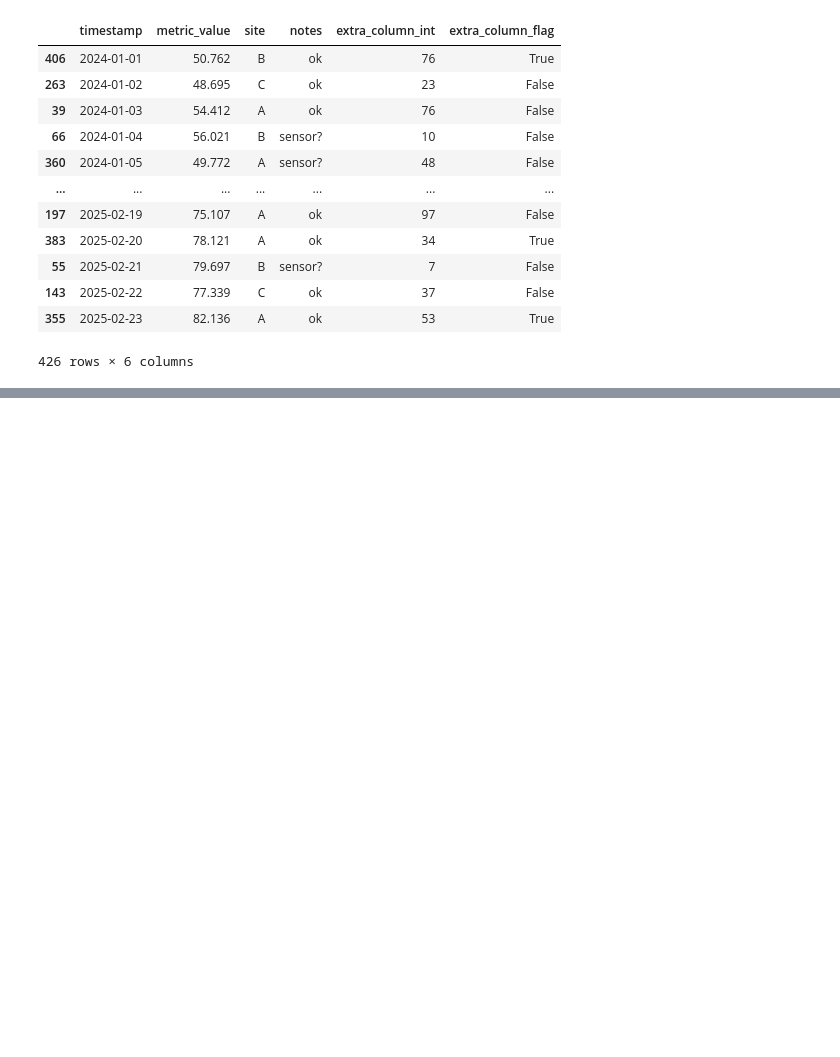
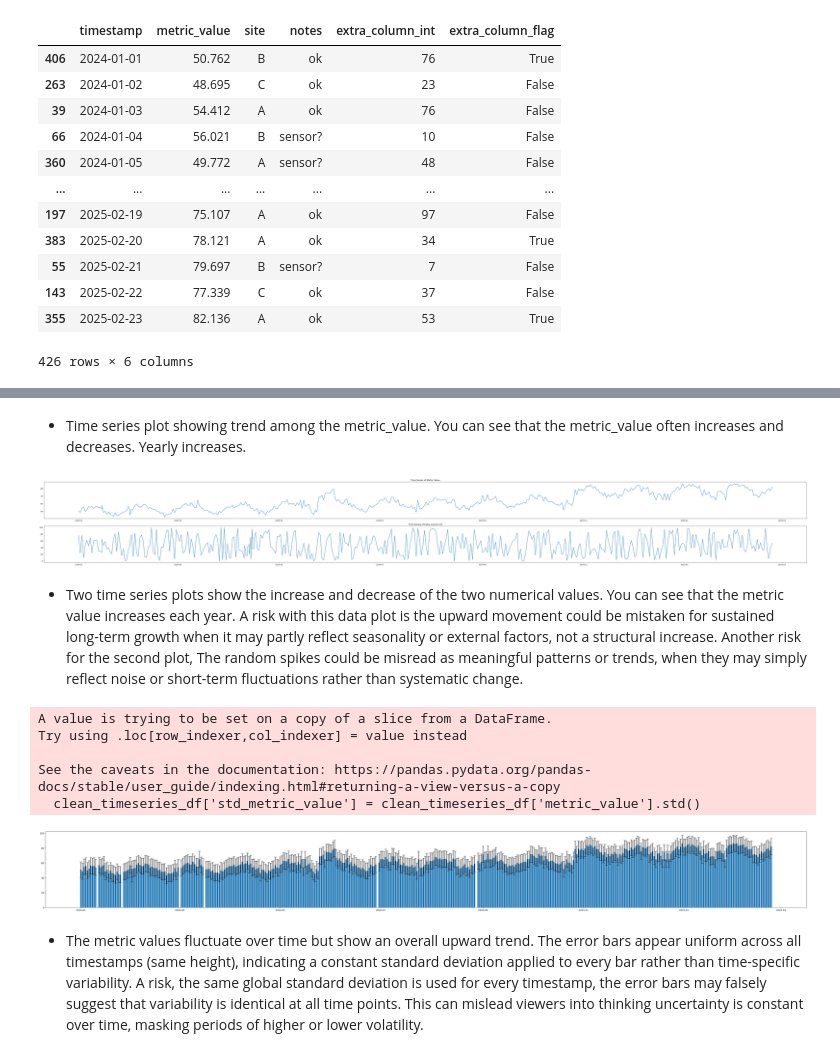
Before and after one commit to uofl-sbabb/DataVisualizationCSE-551, a Jupyter notebook: Project2/Assignment2-Part2.ipynb, the cells around one changed output, grey strips where cells are left out. Saved outputs shown, nothing was run; the diff lists cells and outputs as text; code cells hidden in the pictures; blank space fills up the shorter version.

Commit message:
graph seasonal aggregate and distribution.
Signed-off-by: uofl-sbabb <sbabb131@gmail.com>

```diff
--- a/Project2/Assignment2-Part2.ipynb
+++ b/Project2/Assignment2-Part2.ipynb
@@ -312,0 +283,30 @@ See the caveats in the documentation: https://pandas.pydata.org/pandas-docs/stab
+# %% [markdown]
+- Time series plot showing trend among the metric_value. You can see that the metric_value often increases and decreases. Yearly increases.
+# %%
+fig, ax = plt.subplots(2,1,figsize=(60, 7))
+ax[0].plot(clean_timeseries_df['timestamp'], clean_timeseries_df['metric_value'])
+ax[0].set_title('Time Series of Metric Value')
+ax[1].plot(clean_timeseries_df['timestamp'], clean_timeseries_df['extra_column_int'])
+ax[1].set_title('Time Series of Extra Column Int')
+plt.tight_layout()
+plt.show()
+# %% [output]
+[figure, added]
+# %% [markdown]
+- Two time series plots show the increase and decrease of the two numerical values. You can see that the metric value increases each year. A risk with this data plot is the upward movement could be mistaken for sustained long-term growth when it may partly reflect seasonality or external factors, not a structural increase. Another risk for the second plot, The random spikes could be misread as meaningful patterns or trends, when they may simply reflect noise or short-term fluctuations rather than systematic change.
+# %%
+plt.figure(figsize=(60, 6))
+# std of metric value
+clean_timeseries_df['std_metric_value'] = clean_timeseries_df['metric_value'].std()
+# bar plot with error bars
+plt.bar(clean_timeseries_df['timestamp'], clean_timeseries_df['metric_value'], yerr=clean_timeseries_df['std_metric_value'], capsize=5)
+plt.show()
+# %% [output]
+A value is trying to be set on a copy of a slice from a DataFrame.
+Try using .loc[row_indexer,col_indexer] = value instead
+
+See the caveats in the documentation: https://pandas.pydata.org/pandas-docs/stable/user_guide/indexing.html#returning-a-view-versus-a-copy
+  clean_timeseries_df['std_metric_value'] = clean_timeseries_df['metric_value'].std()
+[figure, added]
+# %% [markdown]
+- The metric values fluctuate over time but show an overall upward trend. The error bars appear uniform across all timestamps (same height), indicating a constant standard deviation applied to every bar rather than time-specific variability. A risk, the same global standard deviation is used for every timestamp, the error bars may falsely suggest that variability is identical at all time points. This can mislead viewers into thinking uncertainty is constant over time, masking periods of higher or lower volatility.
```
Also changed, not shown: parts of 24 cells of this notebook, 1 other file.
